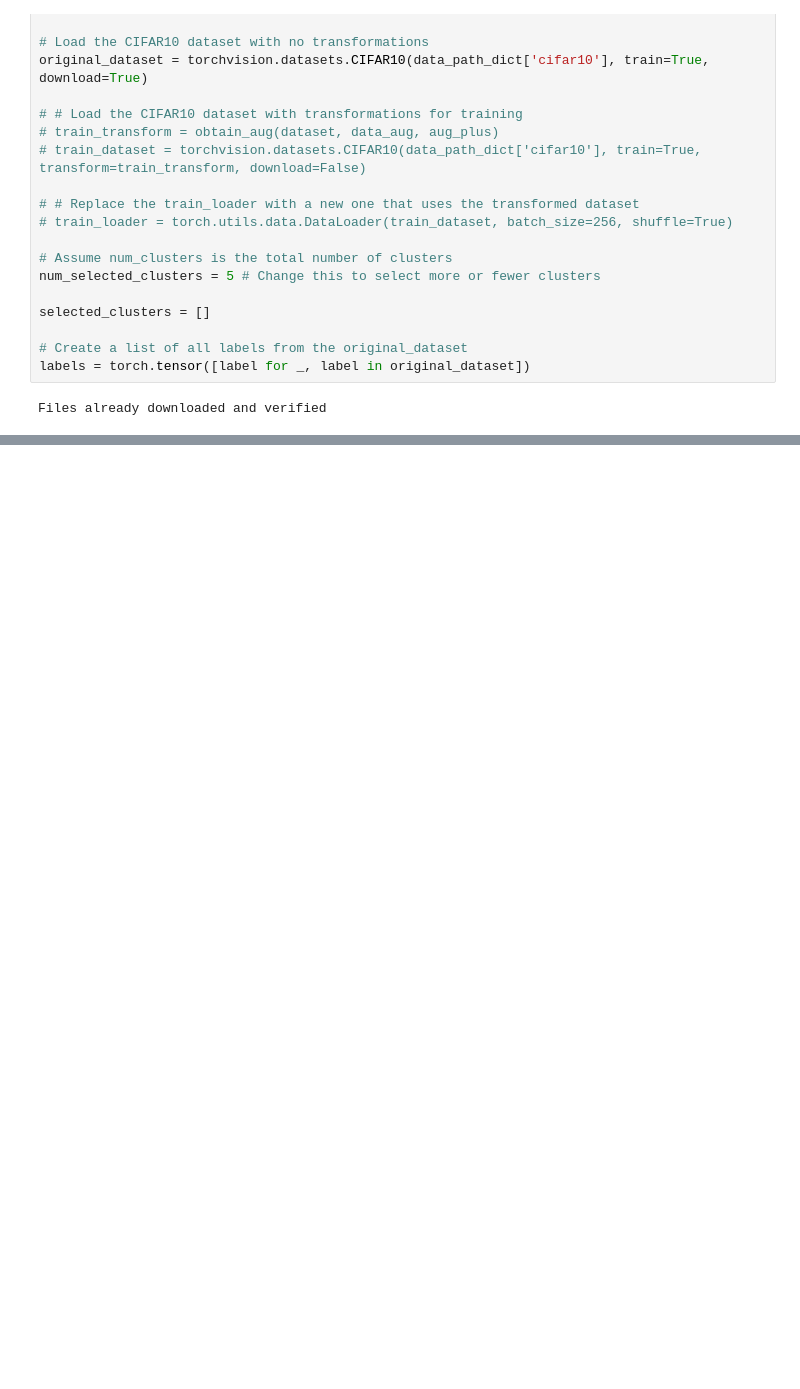
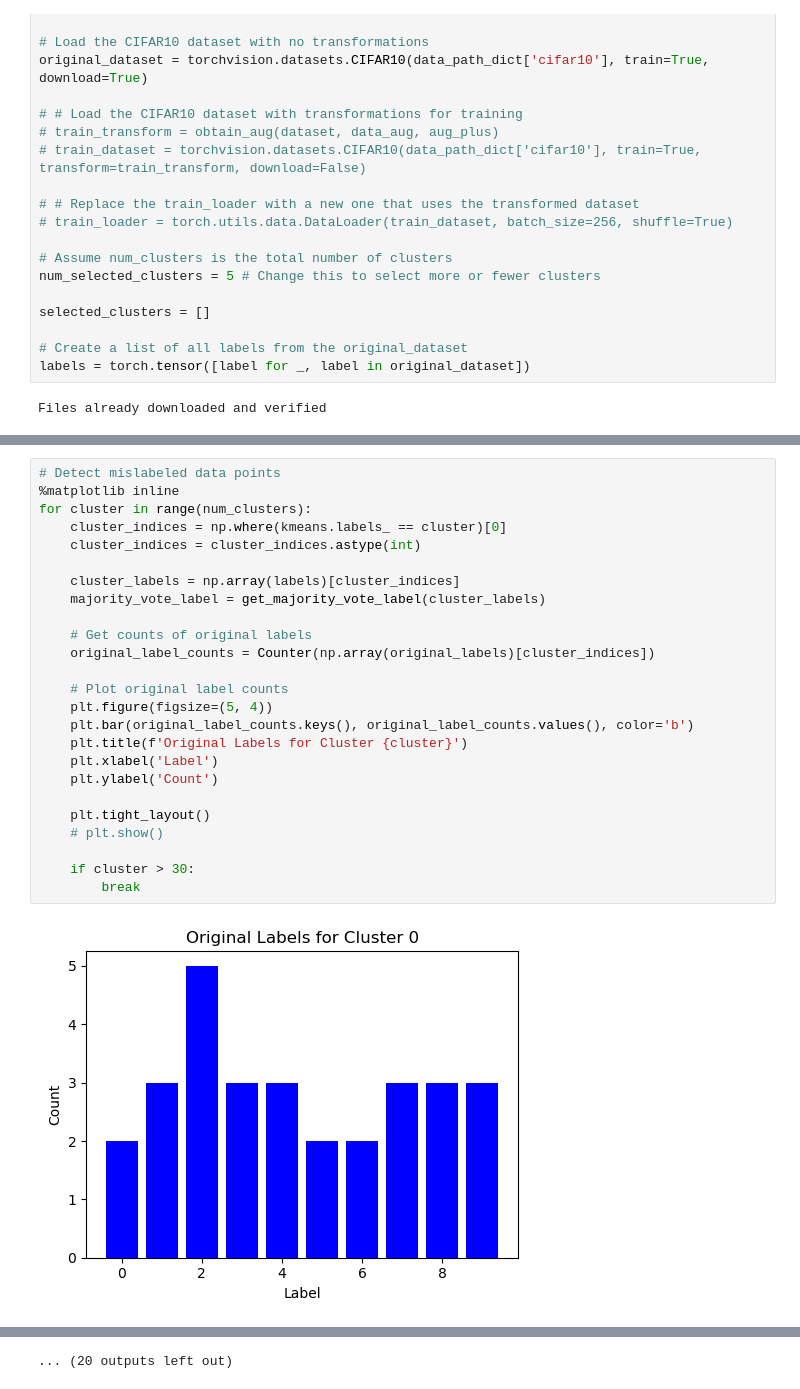
Before and after one commit to jhinpan/spectral_contrastive_learning, a Jupyter notebook: small_cluster_visualize_img_in_cluster.ipynb, the cells around one changed output, grey strips where cells are left out. Drawn from its saved outputs; the diff is of its cells as text; blank space fills up the shorter version.

```diff
--- a/small_cluster_visualize_img_in_cluster.ipynb
+++ b/small_cluster_visualize_img_in_cluster.ipynb
@@ -225,0 +225,27 @@ for _ in range(num_selected_clusters):
+# %%
+# Detect mislabeled data points
+%matplotlib inline
+for cluster in range(num_clusters):
+    cluster_indices = np.where(kmeans.labels_ == cluster)[0]
+    cluster_indices = cluster_indices.astype(int)
+
+    cluster_labels = np.array(labels)[cluster_indices]
+    majority_vote_label = get_majority_vote_label(cluster_labels)
+
+    # Get counts of original labels
+    original_label_counts = Counter(np.array(original_labels)[cluster_indices])
+
+    # Plot original label counts
+    plt.figure(figsize=(5, 4))
+    plt.bar(original_label_counts.keys(), original_label_counts.values(), color='b')
+    plt.title(f'Original Labels for Cluster {cluster}')
+    plt.xlabel('Label')
+    plt.ylabel('Count')
+
+    plt.tight_layout()
+    # plt.show()
+
+    if cluster > 30:
+        break
+# %% [output]
+[figure, added]
@@ -225,0 +263 @@ for _ in range(num_selected_clusters):
+... (20 outputs left out)
```
Also changed, not shown: parts of 2 cells of this notebook, 2 other files.
